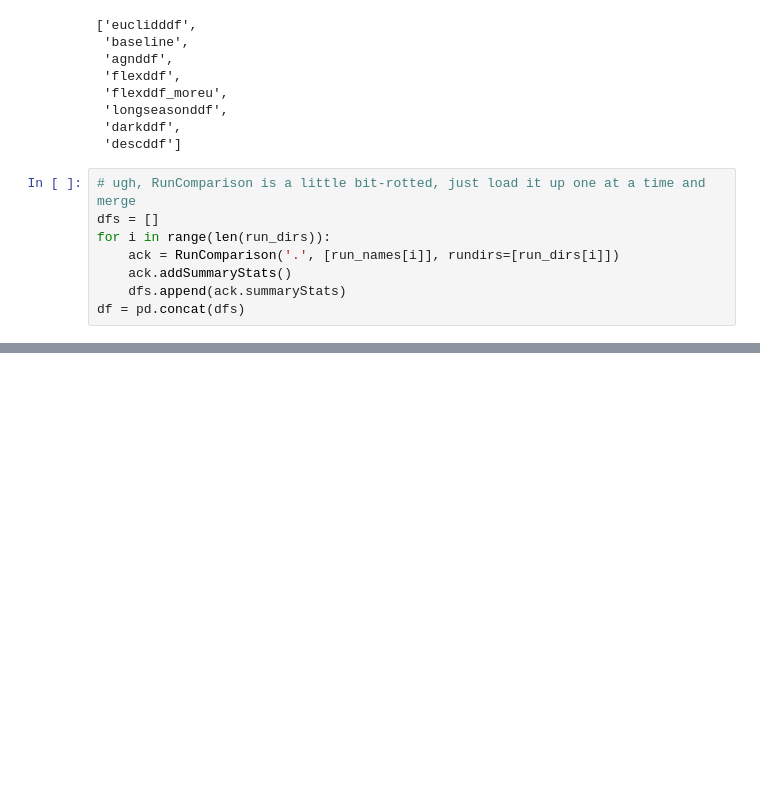
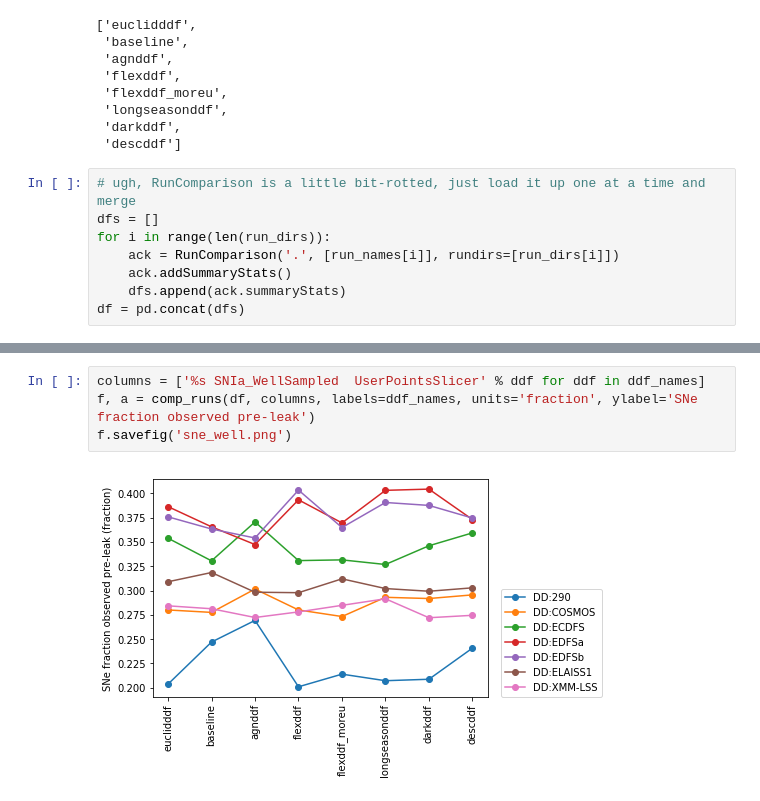
Before and after one commit to lsst-sims/sims_featureScheduler_runs1.4, a Jupyter notebook: ddf_comp/compare_ddf_runs.ipynb, the cells around one changed output, grey strips where cells are left out. Drawn from its saved outputs; the diff is of its cells as text; blank space fills up the shorter version.

```diff
--- a/ddf_comp/compare_ddf_runs.ipynb
+++ b/ddf_comp/compare_ddf_runs.ipynb
@@ -72,0 +107,6 @@ f, a = comp_runs(df, colnames, labels='ugrizy', ylabel='DD:XMM-LSS, median depth
+# %%
+columns = ['%s SNIa_WellSampled  UserPointsSlicer' % ddf for ddf in ddf_names]
+f, a = comp_runs(df, columns, labels=ddf_names, units='fraction', ylabel='SNe fraction observed pre-leak')
+f.savefig('sne_well.png')
+# %% [output]
+[figure, added]
```
Also changed, not shown: parts of 24 cells of this notebook.
